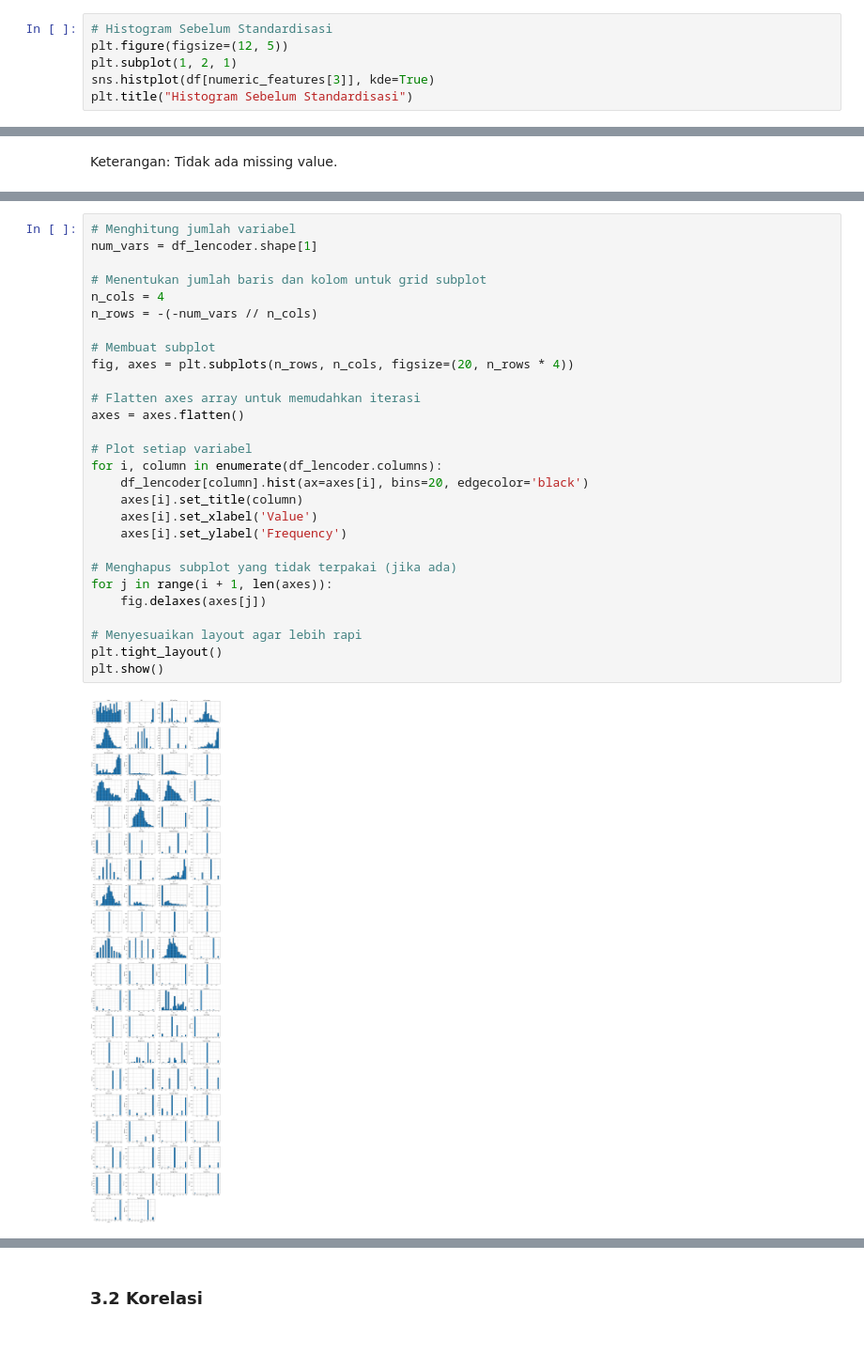
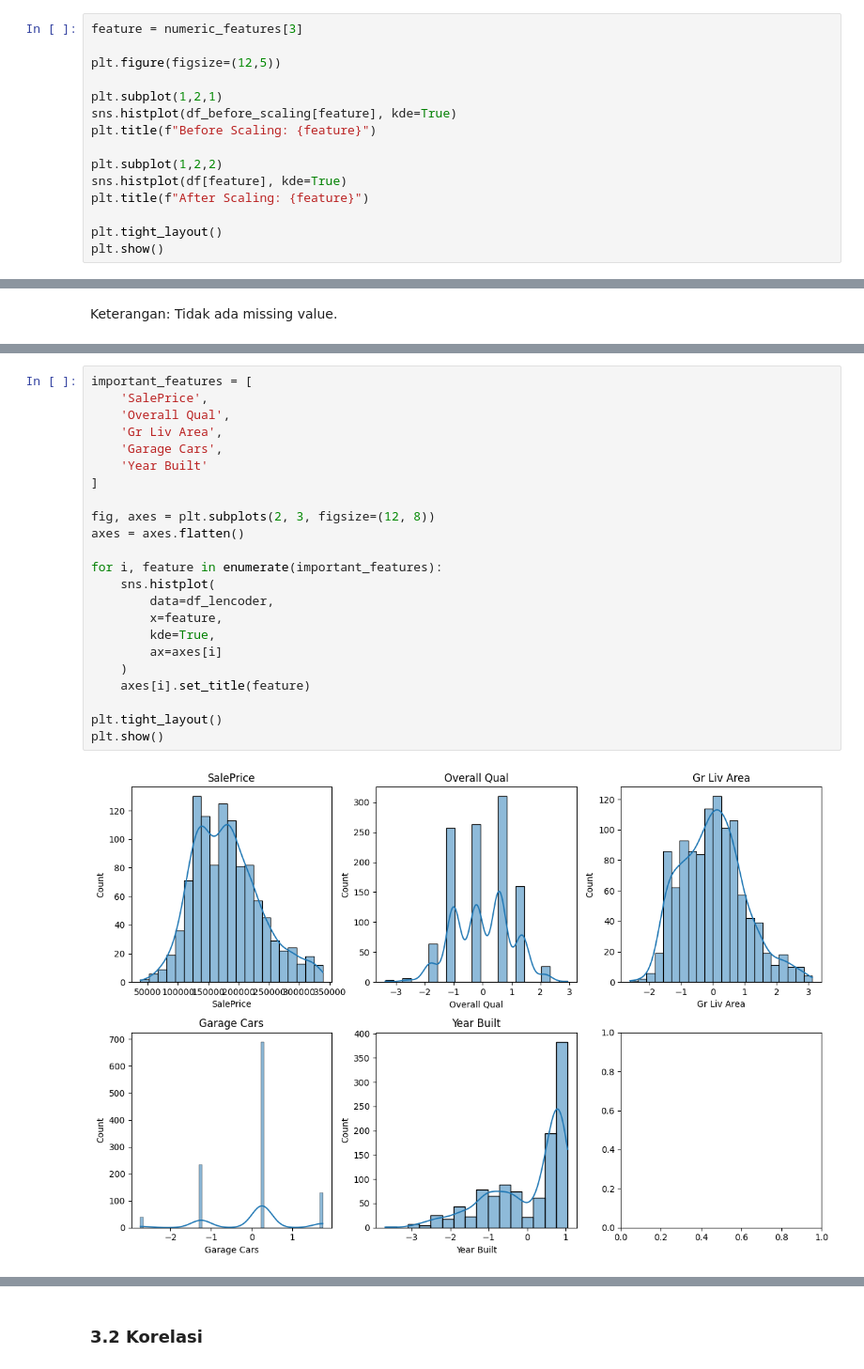
Before and after one commit to RyannPy/ames-housing-price-prediction, a Jupyter notebook: analysis.ipynb, the cells around one changed output, grey strips where cells are left out. Shown at 94% size. Saved outputs shown, nothing was run; the diff lists cells and outputs as text; blank space fills up the shorter version.

```diff
--- a/analysis.ipynb
+++ b/analysis.ipynb
@@ -167,7 +175,16 @@ df[numeric_features] = scaler.fit_transform(df[numeric_features])
 # %%
-# Histogram Sebelum Standardisasi
-plt.figure(figsize=(12, 5))
-plt.subplot(1, 2, 1)
-sns.histplot(df[numeric_features[3]], kde=True)
-plt.title("Histogram Sebelum Standardisasi")
+feature = numeric_features[3]
+
+plt.figure(figsize=(12,5))
+
+plt.subplot(1,2,1)
+sns.histplot(df_before_scaling[feature], kde=True)
+plt.title(f"Before Scaling: {feature}")
+
+plt.subplot(1,2,2)
+sns.histplot(df[feature], kde=True)
+plt.title(f"After Scaling: {feature}")
+
+plt.tight_layout()
+plt.show()
 # %% [output]
@@ -276,30 +288,25 @@ Keterangan: Tidak ada missing value.
 # %%
-# Menghitung jumlah variabel
-num_vars = df_lencoder.shape[1]
+important_features = [
+    'SalePrice',
+    'Overall Qual',
+    'Gr Liv Area',
+    'Garage Cars',
+    'Year Built'
+]
 
-# Menentukan jumlah baris dan kolom untuk grid subplot
-n_cols = 4
-n_rows = -(-num_vars // n_cols)
-
-# Membuat subplot
-fig, axes = plt.subplots(n_rows, n_cols, figsize=(20, n_rows * 4))
-
-# Flatten axes array untuk memudahkan iterasi
+fig, axes = plt.subplots(2, 3, figsize=(12, 8))
 axes = axes.flatten()
 
-# Plot setiap variabel
-for i, column in enumerate(df_lencoder.columns):
-    df_lencoder[column].hist(ax=axes[i], bins=20, edgecolor='black')
-    axes[i].set_title(column)
-    axes[i].set_xlabel('Value')
-    axes[i].set_ylabel('Frequency')
+for i, feature in enumerate(important_features):
+    sns.histplot(
+        data=df_lencoder,
+        x=feature,
+        kde=True,
+        ax=axes[i]
+    )
+    axes[i].set_title(feature)
 
-# Menghapus subplot yang tidak terpakai (jika ada)
-for j in range(i + 1, len(axes)):
-    fig.delaxes(axes[j])
-
-# Menyesuaikan layout agar lebih rapi
 plt.tight_layout()
 plt.show()
 # %% [output]
-[figure, old version]
+[figure, new version]
```
Also changed, not shown: parts of 19 cells of this notebook, 5 other files.
